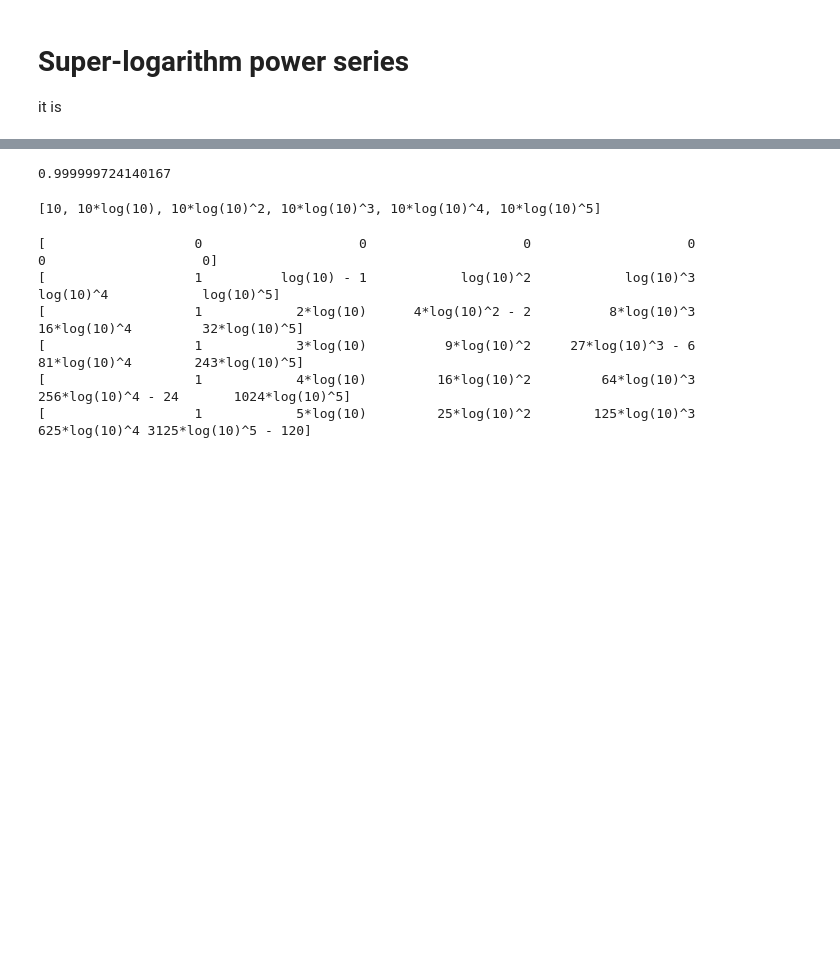
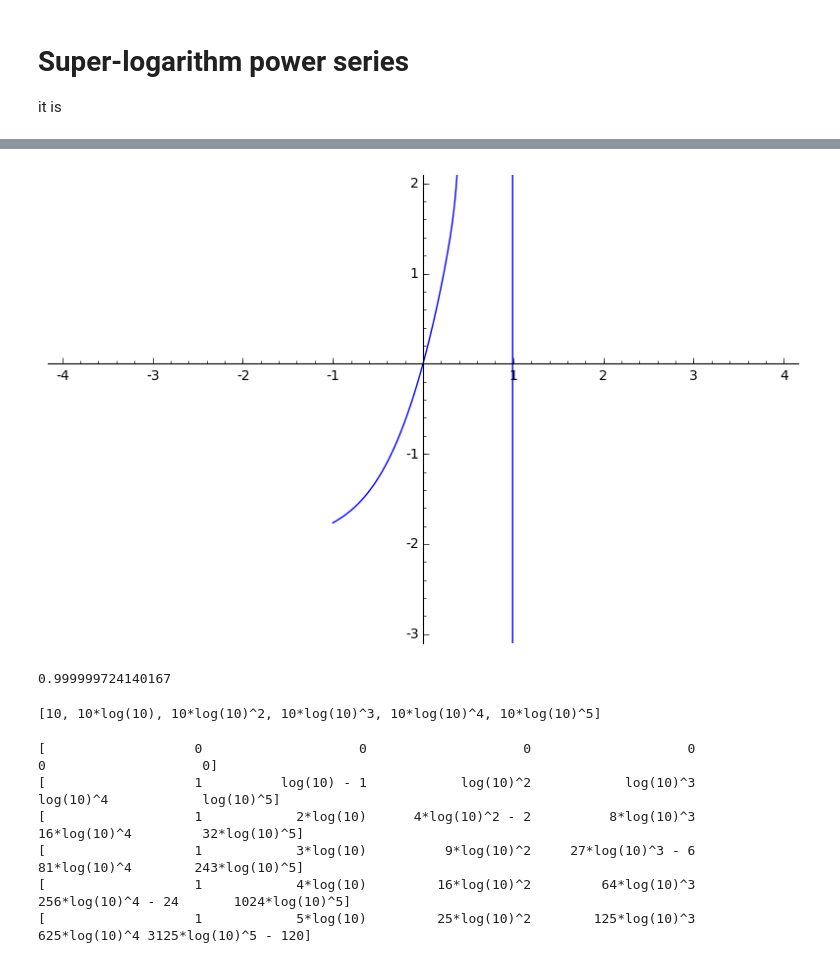
Before and after one commit to andydude/tetration, a Jupyter notebook: dl/superexp_10.ipynb, the cells around one changed output, grey strips where cells are left out. Drawn from its saved outputs; the diff is of its cells as text; code cells hidden in the pictures; blank space fills up the shorter version.

```diff
--- a/dl/superexp_10.ipynb
+++ b/dl/superexp_10.ipynb
@@ -57,3 +60,9 @@ plot(lambda x: slog_ser.polynomial().subs(x=x), (-1, 1), ymin=-2, ymax=2, aspect
+# %%
+def slog(x):
+    return sum([c*x**k for k, c in enumerate(slog_ser.coefficients())])
+plot(lambda x: slog(exp(x*lnb)) - 1, (-1, 2)).show(xmin=-4, xmax=4, ymin=-3, ymax=2, aspect_ratio=1)
+# %% [output]
+[figure, added]
 # %%
 (lambda x: slog_ser.polynomial().subs(x=x))(1)
 # %% [output]
```
Also changed, not shown: parts of 10 cells of this notebook, 1 other file.
